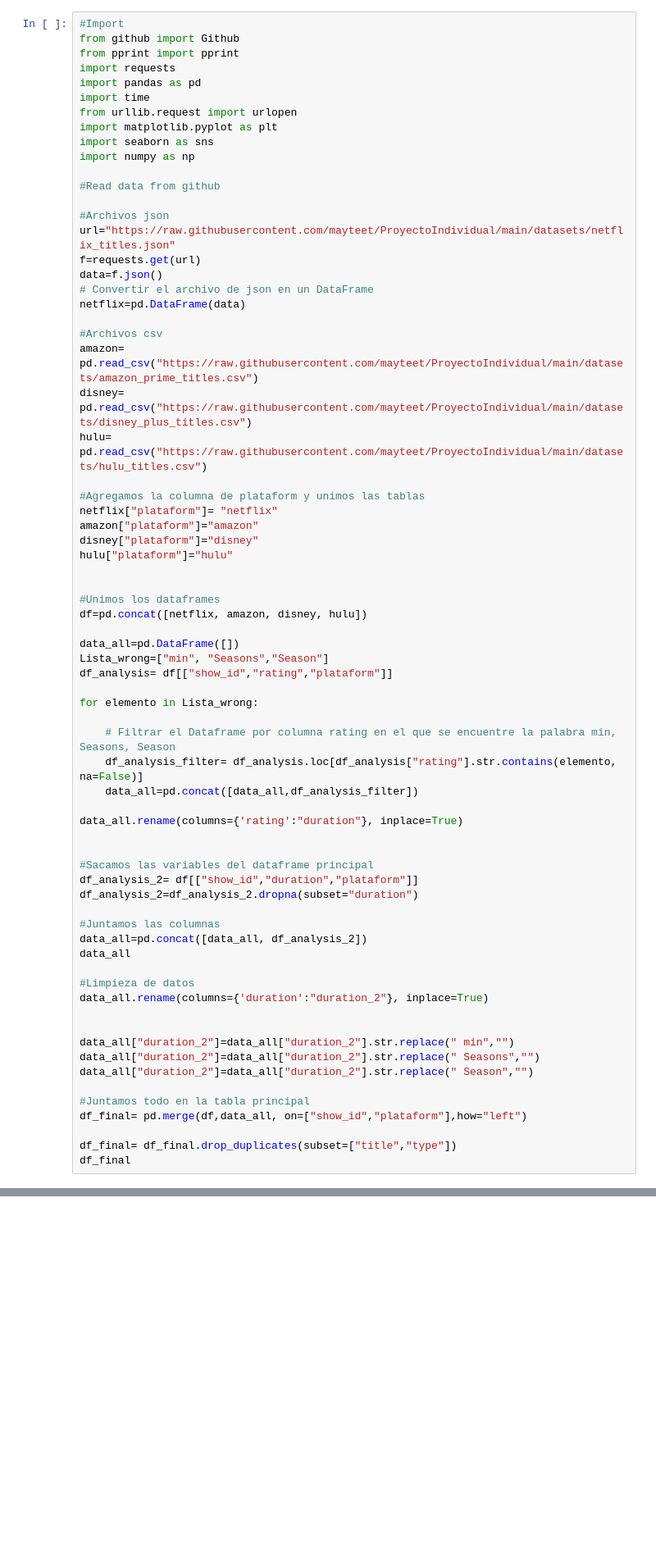
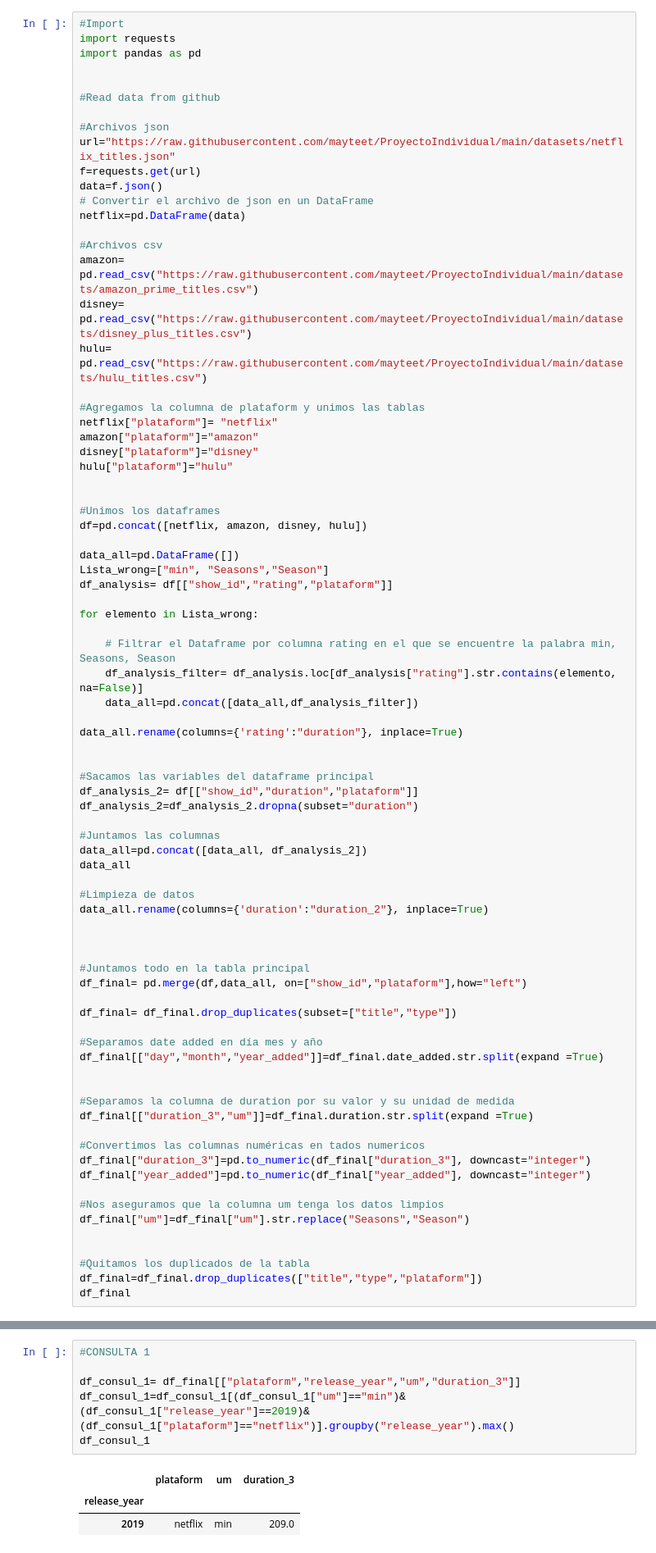
Before and after one commit to mayteet/ProyectoIndividual, a Jupyter notebook: python_code/API_v3.ipynb, the cells around one changed output, grey strips where cells are left out. Shown: that part at 82% size. Cells and saved outputs as stored; diff of their text form; blank space fills up the shorter version.

```diff
--- a/python_code/API_v3.ipynb
+++ b/python_code/API_v3.ipynb
@@ -1,14 +1,8 @@
 # %%
 #Import
-from github import Github
-from pprint import pprint
 import requests
 import pandas as pd
-import time
-from urllib.request import urlopen
-import matplotlib.pyplot as plt
-import seaborn as sns
-import numpy as np
+
 
 #Read data from github
 
@@ -59,14 +53,29 @@ data_all
 data_all.rename(columns={'duration':"duration_2"}, inplace=True)
 
 
-data_all["duration_2"]=data_all["duration_2"].str.replace(" min","")
-data_all["duration_2"]=data_all["duration_2"].str.replace(" Seasons","")
-data_all["duration_2"]=data_all["duration_2"].str.replace(" Season","")
 
 #Juntamos todo en la tabla principal
 df_final= pd.merge(df,data_all, on=["show_id","plataform"],how="left")
 
 df_final= df_final.drop_duplicates(subset=["title","type"])
+
+#Separamos date added en día mes y año
+df_final[["day","month","year_added"]]=df_final.date_added.str.split(expand =True)
+
+
+#Separamos la columna de duration por su valor y su unidad de medida
+df_final[["duration_3","um"]]=df_final.duration.str.split(expand =True)
+
+#Convertimos las columnas numéricas en tados numericos
+df_final["duration_3"]=pd.to_numeric(df_final["duration_3"], downcast="integer")
+df_final["year_added"]=pd.to_numeric(df_final["year_added"], downcast="integer")
+
+#Nos aseguramos que la columna um tenga los datos limpios
+df_final["um"]=df_final["um"].str.replace("Seasons","Season")
+
+
+#Quitamos los duplicados de la tabla
+df_final=df_final.drop_duplicates(["title","type","plataform"])
 df_final
 # %% [output]
 |  | show_id | type | title | director | cast | country | date_added | release_year | rating | duration | ... |
@@ -84,0 +94,10 @@ df_final
+# %%
+#CONSULTA 1
+
+df_consul_1= df_final[["plataform","release_year","um","duration_3"]]
+df_consul_1=df_consul_1[(df_consul_1["um"]=="min")&(df_consul_1["release_year"]==2019)&(df_consul_1["plataform"]=="netflix")].groupby("release_year").max()
+df_consul_1
+# %% [output]
+|  | plataform | um | duration_3 |
+| release_year |  |  |  |
+| 2019 | netflix | min | 209.0 |
```
Also changed, not shown: parts of 13 cells of this notebook, 4 other files.
